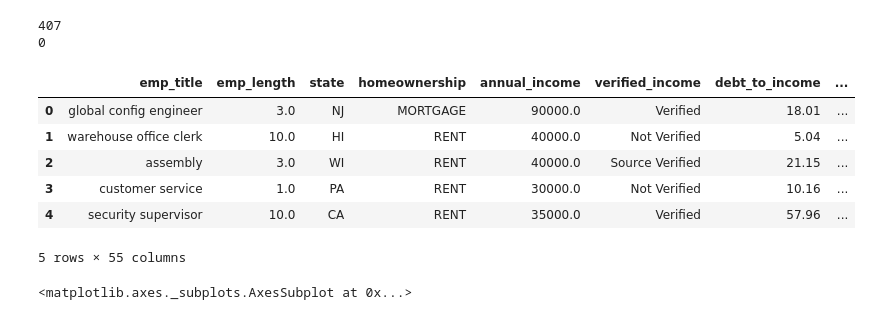
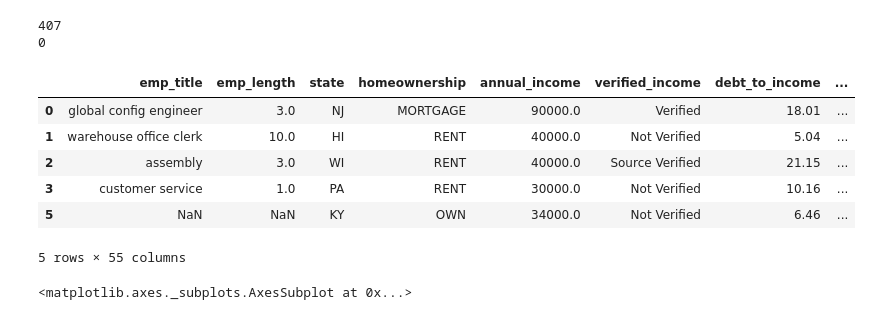
Before and after one commit to WeiLi0105/Math2212_Li, a Jupyter notebook: HW/HW_M2T4_Li.ipynb, the cells around one changed output. Saved outputs shown, nothing was run; the diff lists cells and outputs as text; code cells hidden in the pictures.

```diff
--- a/HW/HW_M2T4_Li.ipynb
+++ b/HW/HW_M2T4_Li.ipynb
@@ -306,23 +287,22 @@ print len( loan[debt_to_income<debt_to_income_median-1.5*debt_to_income_iqr])
 # %%
 # drop  those  outliers
 
 loan_median_outlier_drop = loan.drop(
     loan.index[
-        (debt_to_income >debt_to_income_median+1.5* debt_to_income_iqr) &
+        (debt_to_income >debt_to_income_median+1.5* debt_to_income_iqr) |
         (debt_to_income <debt_to_income_median-1.5* debt_to_income_iqr)
-               ]
+              ]
 )
 
 #print the resulting  head
-
 loan_median_outlier_drop.head()
 # %% [output]
 |  | emp_title | emp_length | state | homeownership | annual_income | verified_income | debt_to_income | ... |
 | 0 | global config engineer | 3.0 | NJ | MORTGAGE | 90000.0 | Verified | 18.01 | ... |
 | 1 | warehouse office clerk | 10.0 | HI | RENT | 40000.0 | Not Verified | 5.04 | ... |
 | 2 | assembly | 3.0 | WI | RENT | 40000.0 | Source Verified | 21.15 | ... |
 | 3 | customer service | 1.0 | PA | RENT | 30000.0 | Not Verified | 10.16 | ... |
-| 4 | security supervisor | 10.0 | CA | RENT | 35000.0 | Verified | 57.96 | ... |
+| 5 | NaN | NaN | KY | OWN | 34000.0 | Not Verified | 6.46 | ... |
 5 rows × 55 columns
 # %%
 loan.boxplot(column='debt_to_income')
```
Also changed, not shown: parts of 5 cells of this notebook.
